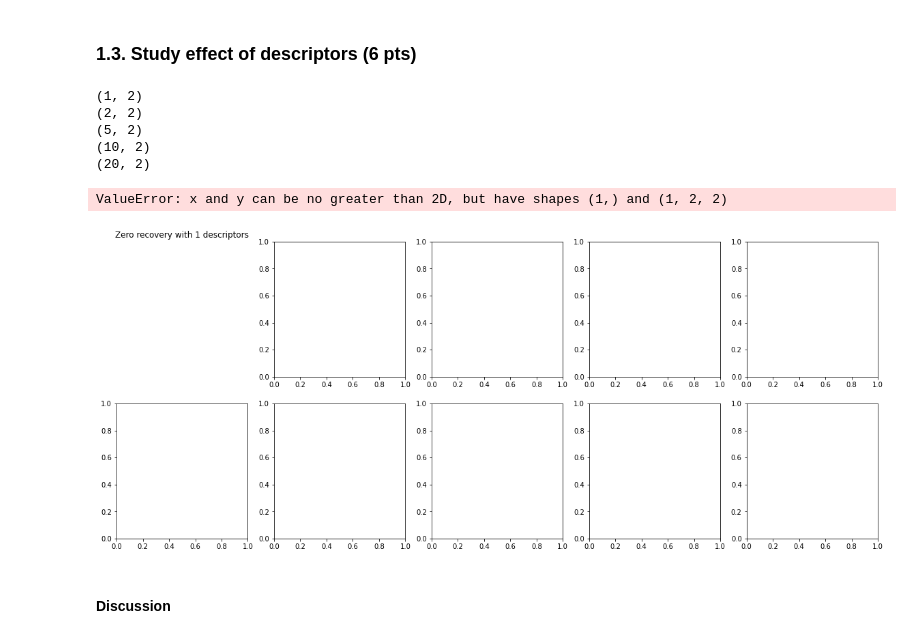
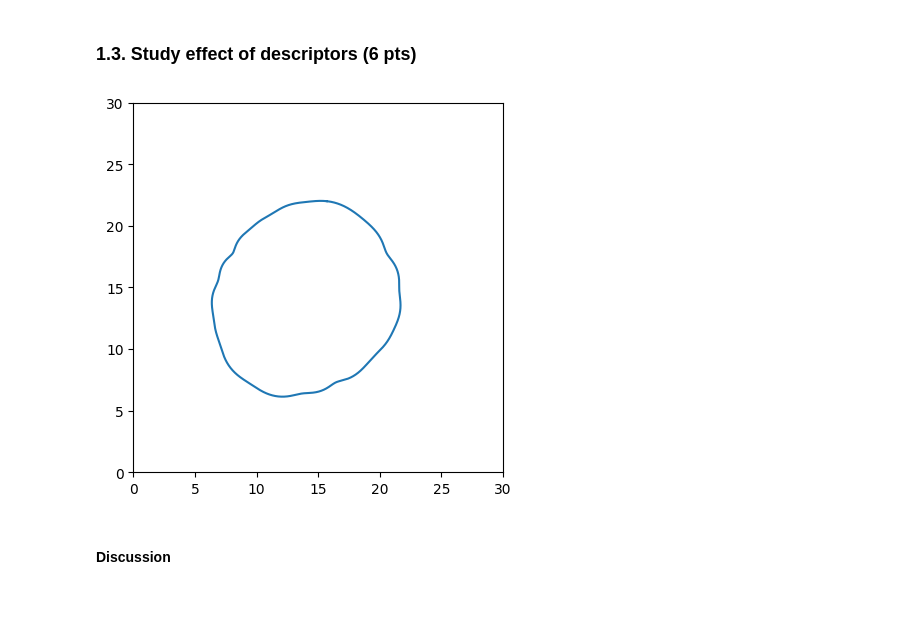
Before and after one commit to alessandrodalbesio/EPFL-image-analysis-and-pattern-recognition, a Jupyter notebook: lab/lab_02_object_description.ipynb, the cells around one changed output. Saved outputs shown, nothing was run; the diff lists cells and outputs as text; code cells hidden in the pictures; blank space fills up the shorter version.

```diff
--- a/lab/lab_02_object_description.ipynb
+++ b/lab/lab_02_object_description.ipynb
@@ -214,49 +237,31 @@ We applied 2D Fourier transform to find descriptors.
 # %% [markdown]
 ### 1.3. Study effect of descriptors (6 pts)
 # %%
+from scipy.fft import ifft
+
 # Define increasing set sizes of the descriptors. You can also change these numbers.
 descr_set_sizes = [1, 2, 5, 10, 20]
 
 # Define images for which you will show the recovery. You can also change the indexes.
-zero = zeros_im[0]
-one = ones_im[0]
+zeroIndexes = zeros_im[1]
+oneIndexes = ones_im[5]
+
+# Get descriptors
+zeroDescriptors = get_descriptors(zeroIndexes)
+oneDescriptors = get_descriptors(oneIndexes)
+
+# Compute the inverse
+signal = ifft(zeroDescriptors)
+newSignal = np.empty((len(signal), 2))
+for i in range(len(signal)):
+    newSignal[i] = [signal[i].real, signal[i].imag]
+
+# Plot new signal
+plt.plot(newSignal[:,0], newSignal[:,1])
+plt.xlim(0, 30)
+plt.ylim(0, 30)
+ax = plt.gca()
+ax.set_aspect('equal', adjustable='box')
+plt.draw()
+# %% [output]
+[figure, added]
-# %%
-# For each set size, compute the descriptors and show the recovery
-zero_recs = []
-one_recs = []
-for set_size in descr_set_sizes:
-    # Compute descriptors
-    zero_descr = get_descriptors(zero)[:set_size]
-    one_descr = get_descriptors(one)[:set_size]
-    # Compute the recovery
-    zero_rec = ifft2(zero_descr)
-    one_rec = ifft2(one_descr)
-
-    # Turn into arrays of points
-    zero_rec = np.array([[np.real(z), np.imag(z)] for z in zero_rec])
-    one_rec = np.array([[np.real(z), np.imag(z)] for z in one_rec])
-
-    # Save the recovery
-    zero_recs.append(zero_rec)
-    one_recs.append(one_rec)
-# %% [output]
-(1, 2)
-(2, 2)
-(5, 2)
-(10, 2)
-(20, 2)
-# %%
-# Plot list of points in zero_recs and one_recs over the original images
-fig, axes = plt.subplots(2, len(descr_set_sizes), figsize=(20, 8))
-for ax, im, nm in zip(axes[0], zero_recs, descr_set_sizes):
-    ax.axis('off')
-    ax.set_title('Zero recovery with {} descriptors'.format(nm))
-    ax.plot(im, 'r')
-for ax, im, nm in zip(axes[1], one_recs, descr_set_sizes):
-    ax.axis('off')
-    ax.set_title('One recovery with {} descriptors'.format(nm))
-    ax.plot(im, 'r')
-plt.show()
-# %% [output]
-ValueError: x and y can be no greater than 2D, but have shapes (1,) and (1, 2, 2)
-[figure, removed]
```
Also changed, not shown: parts of 10 cells of this notebook.
